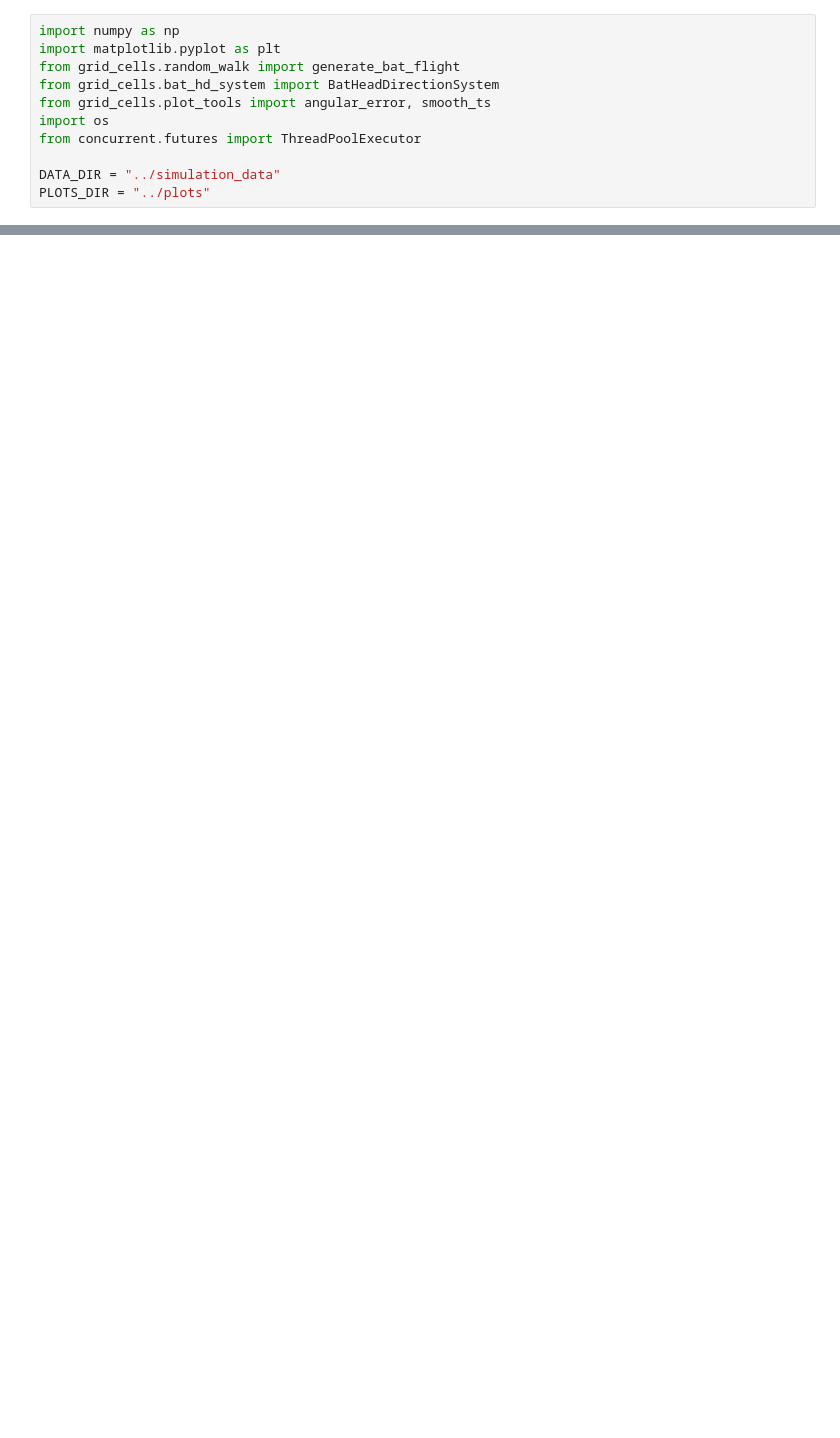
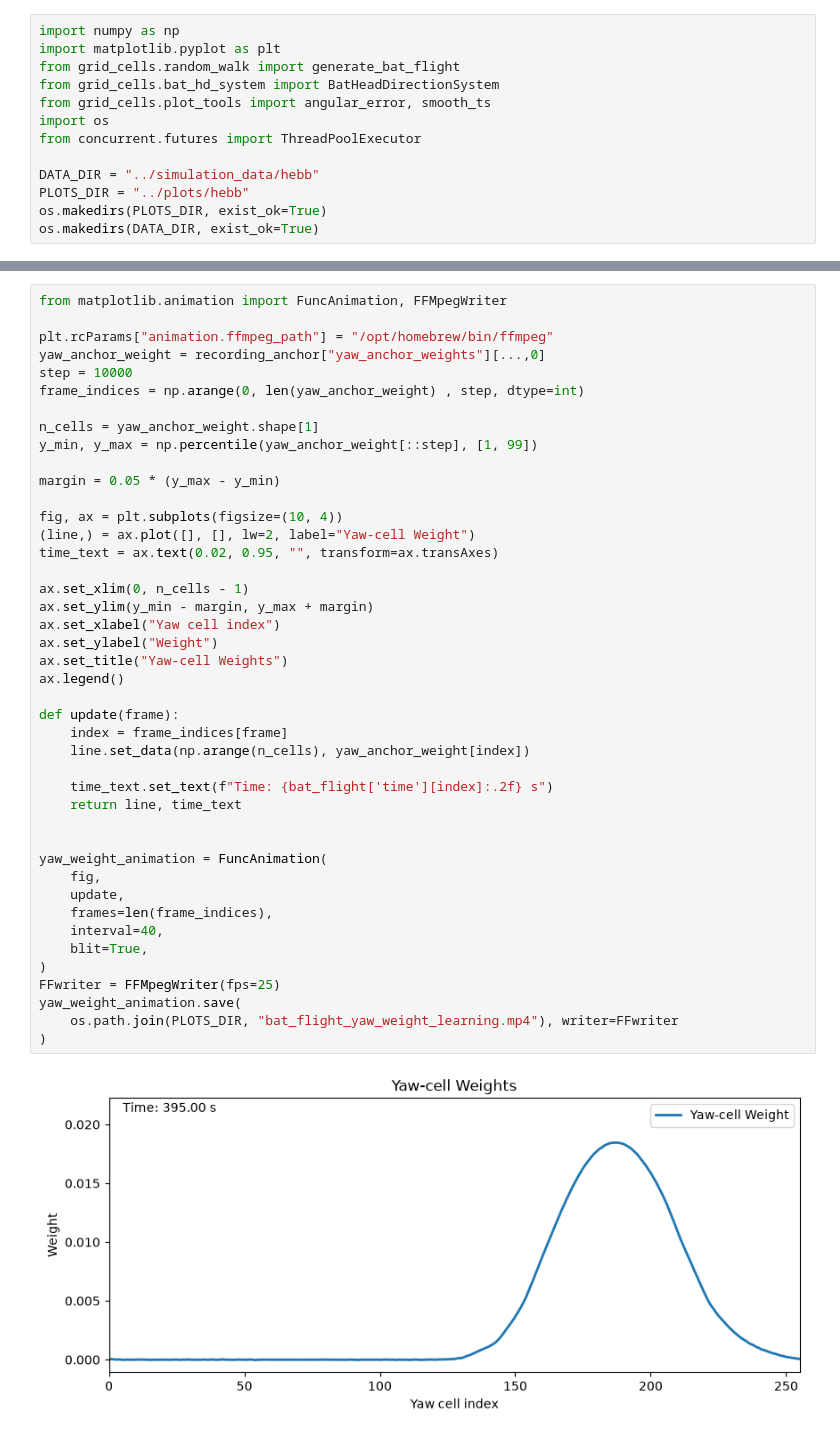
Before and after one commit to siaulich/grid-cells, a Jupyter notebook: notebooks/bat_flight_anchoring.ipynb, the cells around one changed output, grey strips where cells are left out. Saved outputs shown, nothing was run; the diff lists cells and outputs as text; blank space fills up the shorter version.

Commit message:
implemented hebbian learning

```diff
--- a/notebooks/bat_flight_anchoring.ipynb
+++ b/notebooks/bat_flight_anchoring.ipynb
@@ -7,8 +7,10 @@ from grid_cells.plot_tools import angular_error, smooth_ts
 import os
 from concurrent.futures import ThreadPoolExecutor
 
-DATA_DIR = "../simulation_data"
-PLOTS_DIR = "../plots"
+DATA_DIR = "../simulation_data/hebb"
+PLOTS_DIR = "../plots/hebb"
+os.makedirs(PLOTS_DIR, exist_ok=True)
+os.makedirs(DATA_DIR, exist_ok=True)
 # %%
 T = 400
 dt = 0.5e-3
@@ -287,0 +217,45 @@ ax.hist(np.linalg.norm(bat_flight["vel"],axis=-1))
+# %%
+from matplotlib.animation import FuncAnimation, FFMpegWriter
+
+plt.rcParams["animation.ffmpeg_path"] = "/opt/homebrew/bin/ffmpeg"
+yaw_anchor_weight = recording_anchor["yaw_anchor_weights"][...,0]
+step = 10000
+frame_indices = np.arange(0, len(yaw_anchor_weight) , step, dtype=int)
+
+n_cells = yaw_anchor_weight.shape[1]
+y_min, y_max = np.percentile(yaw_anchor_weight[::step], [1, 99])
+
+margin = 0.05 * (y_max - y_min)
+
+fig, ax = plt.subplots(figsize=(10, 4))
+(line,) = ax.plot([], [], lw=2, label="Yaw-cell Weight")
+time_text = ax.text(0.02, 0.95, "", transform=ax.transAxes)
+
+ax.set_xlim(0, n_cells - 1)
+ax.set_ylim(y_min - margin, y_max + margin)
+ax.set_xlabel("Yaw cell index")
+ax.set_ylabel("Weight")
+ax.set_title("Yaw-cell Weights")
+ax.legend()
+
+def update(frame):
+    index = frame_indices[frame]
+    line.set_data(np.arange(n_cells), yaw_anchor_weight[index])
+
+    time_text.set_text(f"Time: {bat_flight['time'][index]:.2f} s")
+    return line, time_text
+
+
+yaw_weight_animation = FuncAnimation(
+    fig,
+    update,
+    frames=len(frame_indices),
+    interval=40,
+    blit=True,
+)
+FFwriter = FFMpegWriter(fps=25)
+yaw_weight_animation.save(
+    os.path.join(PLOTS_DIR, "bat_flight_yaw_weight_learning.mp4"), writer=FFwriter
+)
+# %% [output]
+[figure, added]
```
Also changed, not shown: parts of 14 cells of this notebook, 2 other files.
